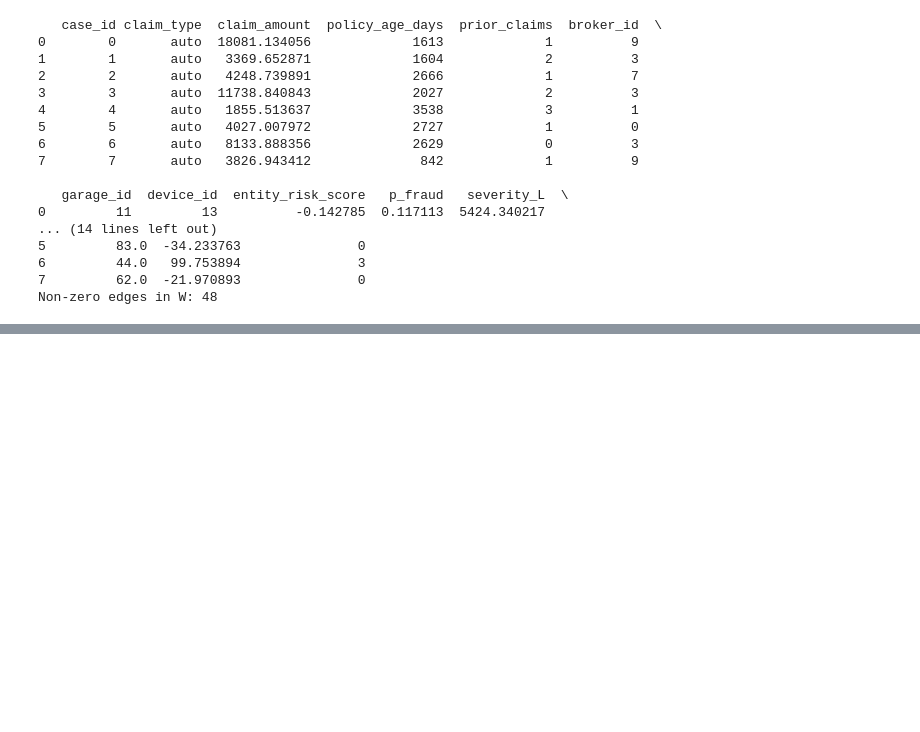
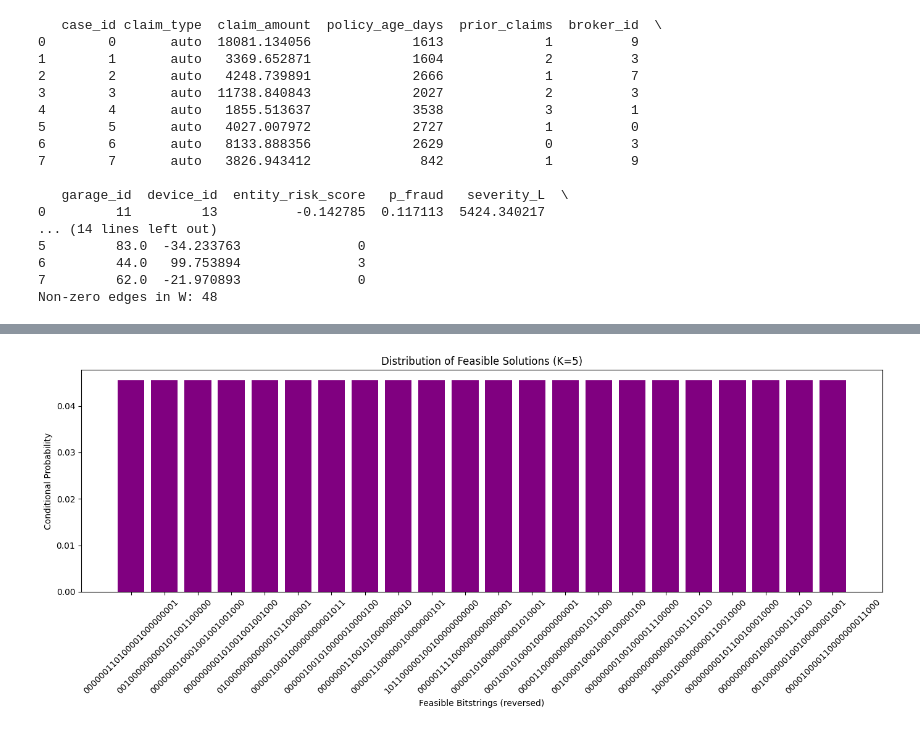
Before and after one commit to fannymissillier/2026-EPFL-QBeasts, a Jupyter notebook: data-preprocessing.ipynb, the cells around one changed output, grey strips where cells are left out. Drawn from its saved outputs; the diff is of its cells as text; code cells hidden in the pictures; blank space fills up the shorter version.

```diff
--- a/data-preprocessing.ipynb
+++ b/data-preprocessing.ipynb
@@ -438,0 +441,43 @@ Total (value + synergy): 521.8391135984854
+# %%
+# === Histogram of ONLY feasible solutions (sum(x) == K) ===
+import matplotlib.pyplot as plt
+import numpy as np
+
+# Total shots
+total_shots = sum(counts.values())
+
+# Filter feasible bitstrings
+feasible_counts = {}
+
+for bitstr, ct in counts.items():
+    x = decode(bitstr)
+    if int(x.sum()) == K:
+        feasible_counts[bitstr] = ct
+
+# Check if we found feasible solutions
+if len(feasible_counts) == 0:
+    print("No feasible solutions found in samples.")
+else:
+    # Normalize probabilities among feasible ones
+    feasible_total = sum(feasible_counts.values())
+    probs = {b: c / feasible_total for b, c in feasible_counts.items()}
+
+    # Sort by probability descending
+    sorted_items = sorted(probs.items(), key=lambda x: -x[1])
+
+    TOP_M = 25
+    sorted_items = sorted_items[:TOP_M]
+
+    labels = [b[::-1] for b, _ in sorted_items]
+    values = [p for _, p in sorted_items]
+
+    plt.figure(figsize=(14, 6))
+    plt.bar(labels, values, color="purple")
+    plt.xticks(rotation=45)
+    plt.ylabel("Conditional Probability")
+    plt.xlabel("Feasible Bitstrings (reversed)")
+    plt.title(f"Distribution of Feasible Solutions (K={K})")
+    plt.tight_layout()
+    plt.show()
+# %% [output]
+[figure, added]
```
Also changed, not shown: parts of 6 cells of this notebook.
